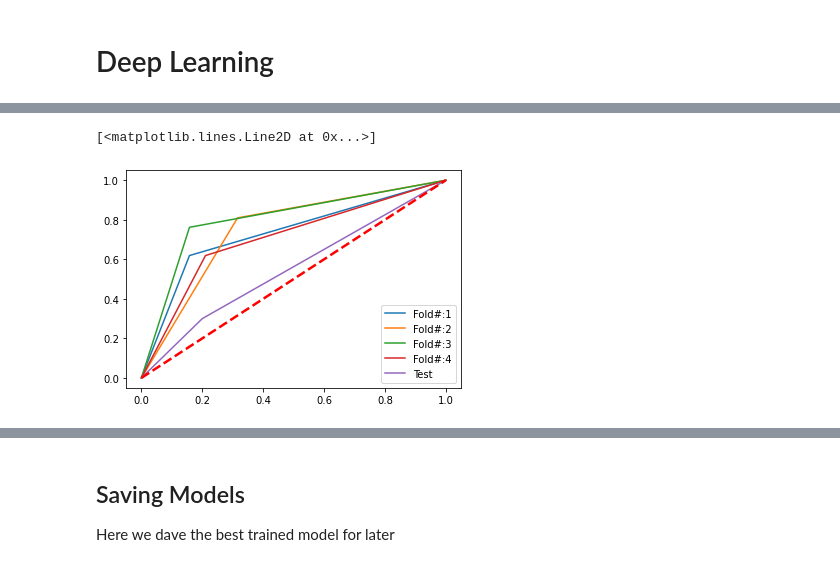
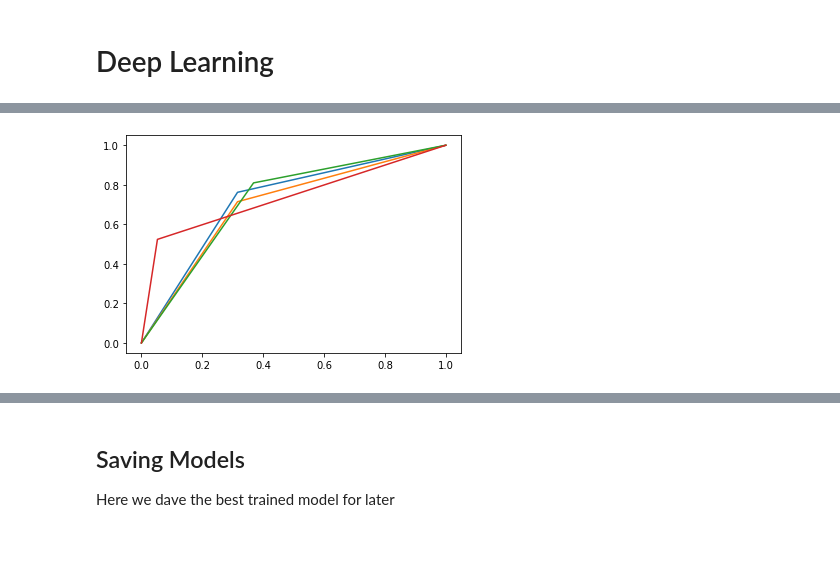
Before and after one commit to hzorkic/machine_learning_and_molecular_docking_for_drug_discovery, a Jupyter notebook: COAD Analysis.ipynb, the cells around one changed output, grey strips where cells are left out. Saved outputs shown, nothing was run; the diff lists cells and outputs as text; code cells hidden in the pictures.

Commit message:
added plotting

```diff
--- a/COAD Analysis.ipynb
+++ b/COAD Analysis.ipynb
@@ -357,17 +288,3 @@ def baseline_model():
-# %%
-# Creating Model
-
-# create model for small gene set
-def baseline_model():
-   # create model
-    model = Sequential()
-    model.add(Dense(8, input_dim=29, activation='relu'))
-    model.add(Dense(10, activation='relu'))
-    model.add(Dense(4, activation='relu'))
-    model.add(Dense(1, activation='sigmoid'))
-    # Compile model
-    model.compile(loss='binary_crossentropy', optimizer='Adam', metrics=['accuracy'])
-    return model
 # %%
 # Creating Model
 
@@ -390,7 +307,11 @@ estimator = KerasClassifier(build_fn=baseline_model, epochs=125, batch_size=2, v
 
 # Intialize counter + Total Accuarcy
 c=1
-acc_tot=0
+acc=[]
+tprs = []
+aucs = []
+# For interplotting to smooth curve
+base_fpr = np.linspace(0, 1, 101)
 
 # Loop through 4 - K folds and train model
 for train_index, test_index in skf.split(x_train, y_train):
@@ -417,40 +338,23 @@ for train_index, test_index in skf.split(x_train, y_train):
     # Plot ROC line for this fild
     plt.plot(fpr_kera, tpr_kera, label=lab)
 
-    # Calculate Accuracy and print results for fold
-    acc=round((cm[1,1]+cm[0,0])/45,4)
+    # save values
+    acc_temp=round((cm[1,1]+cm[0,0])/45,4)
+    tpr = np.interp(base_fpr, fpr_kera, tpr_kera)
+    tpr[0] = 0.0
+    tprs.append(tpr)
+    aucs.append(auc_k)
+    acc.append(acc_temp)
+
+    '''
+    # print results for fold
     print(cm)
     print('Accuracy:',acc)
     print('AUC: %.4f'%(auc_k))
-    acc_tot=acc_tot+acc
+
+    '''
+
+    # Iterate fold #
     c+=1
-
-
-# Test Set - now that we've trained, we can now use test set to
-print('\nTest Data:')
-
-# run it foward - to predict using TEST
-results=estimator.predict(x_test)
-
-# Create Confusion matrix using prediction + truth
-cm=confusion_matrix(y_test, results)
-# Generate ROC Curve
-fpr_kera, tpr_kera, thresholds_rf = roc_curve(y_test, results)
-# Calculate AUC (Area under the ROC Curve )
-auc_k = auc(fpr_kera, tpr_kera)
-
-# label for plot
-lab='Test'
-plt.plot(fpr_kera, tpr_kera, label=lab)
-
-# show results FOR TEST + Overall Train
-print(cm)
-print('Accuracy:',round((cm[1,1]+cm[0,0])/15,4))
-print('AUC: %.4f'%(auc_k))
-print('\nOverall Acc is:\n%.4f'%(acc_tot/4))
-
-# plot adjustment
-plt.legend()
-plt.plot([0, 1], [0, 1],'r--',linewidth=2.5)
 # %% [output]
 Fold Number: 1
@@ -473,2 +367 @@ Overall Acc is:
-[<matplotlib.lines.Line2D at 0x...>]
-[figure, old version]
+[figure, new version]
```
Also changed, not shown: parts of 12 cells of this notebook.
